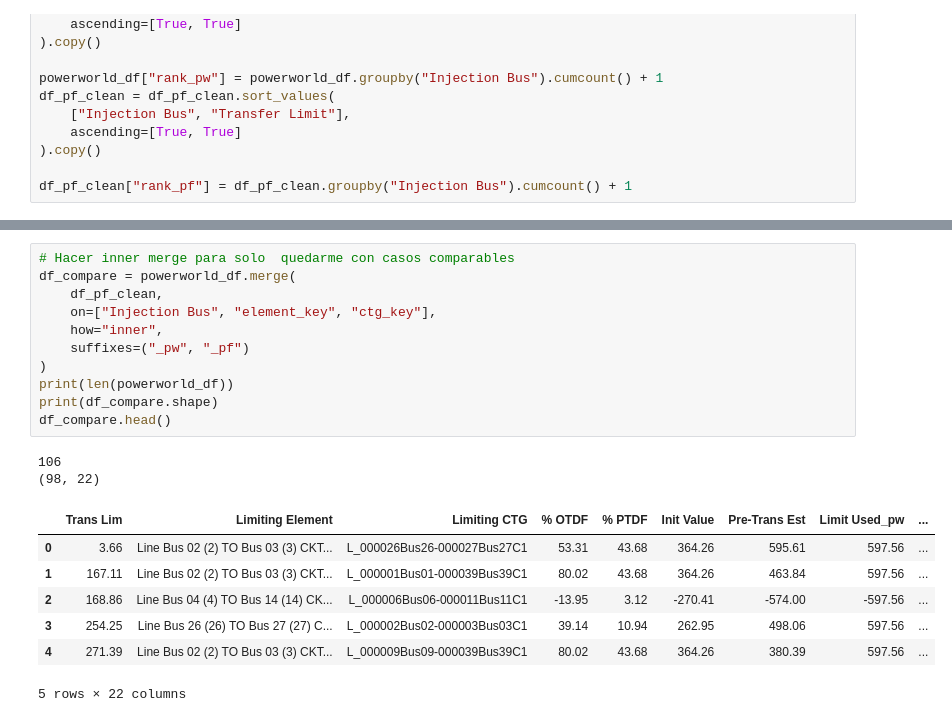
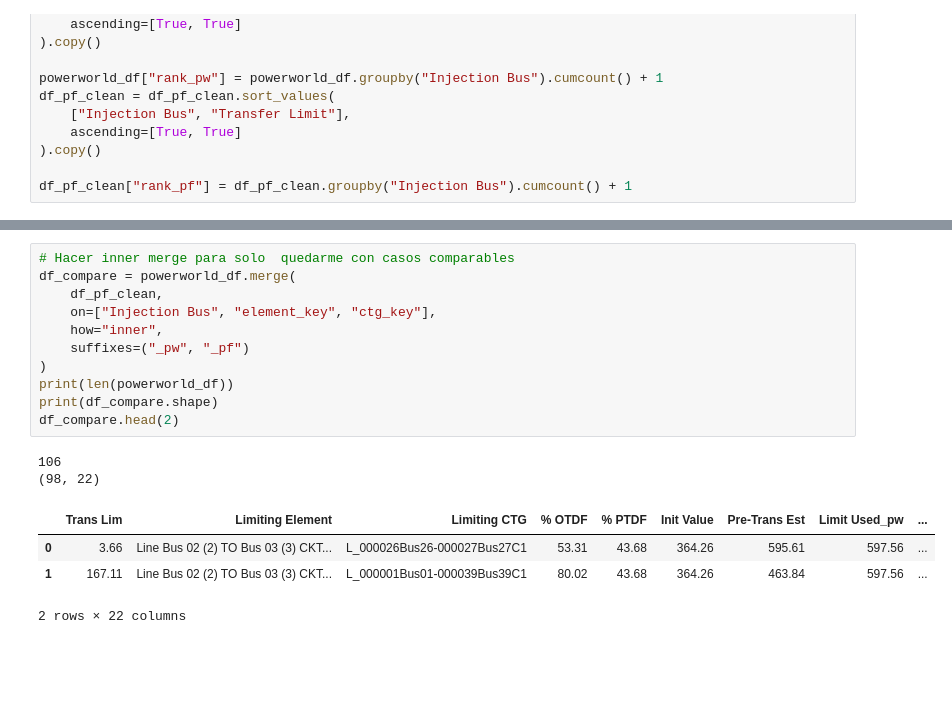
Before and after one commit to marioataveraleon/Thesis, a Jupyter notebook: Scripts/tca.ipynb, the cells around one changed output, grey strips where cells are left out. Cells and saved outputs as stored; diff of their text form; blank space fills up the shorter version.

```diff
--- a/Scripts/tca.ipynb
+++ b/Scripts/tca.ipynb
@@ -621,24 +621,21 @@ df_pf_clean.head()
 # %%
 # Hacer inner merge para solo  quedarme con casos comparables
 df_compare = powerworld_df.merge(
     df_pf_clean,
     on=["Injection Bus", "element_key", "ctg_key"],
     how="inner",
     suffixes=("_pw", "_pf")
 )
 print(len(powerworld_df))
 print(df_compare.shape)
-df_compare.head()
+df_compare.head(2)
 # %% [output]
 106
 (98, 22)
 |  | Trans Lim | Limiting Element | Limiting CTG | % OTDF | % PTDF | Init Value | Pre-Trans Est | Limit Used_pw | ... |
 | 0 | 3.66 | Line Bus 02 (2) TO Bus 03 (3) CKT... | L_000026Bus26-000027Bus27C1 | 53.31 | 43.68 | 364.26 | 595.61 | 597.56 | ... |
 | 1 | 167.11 | Line Bus 02 (2) TO Bus 03 (3) CKT... | L_000001Bus01-000039Bus39C1 | 80.02 | 43.68 | 364.26 | 463.84 | 597.56 | ... |
-| 2 | 168.86 | Line Bus 04 (4) TO Bus 14 (14) CK... | L_000006Bus06-000011Bus11C1 | -13.95 | 3.12 | -270.41 | -574.00 | -597.56 | ... |
-| 3 | 254.25 | Line Bus 26 (26) TO Bus 27 (27) C... | L_000002Bus02-000003Bus03C1 | 39.14 | 10.94 | 262.95 | 498.06 | 597.56 | ... |
-| 4 | 271.39 | Line Bus 02 (2) TO Bus 03 (3) CKT... | L_000009Bus09-000039Bus39C1 | 80.02 | 43.68 | 364.26 | 380.39 | 597.56 | ... |
-5 rows × 22 columns
+2 rows × 22 columns
 # %%
 # Crear vista reducida
 df_compare_view = df_compare[
```
Also changed, not shown: parts of 6 cells of this notebook, 5 other files.
